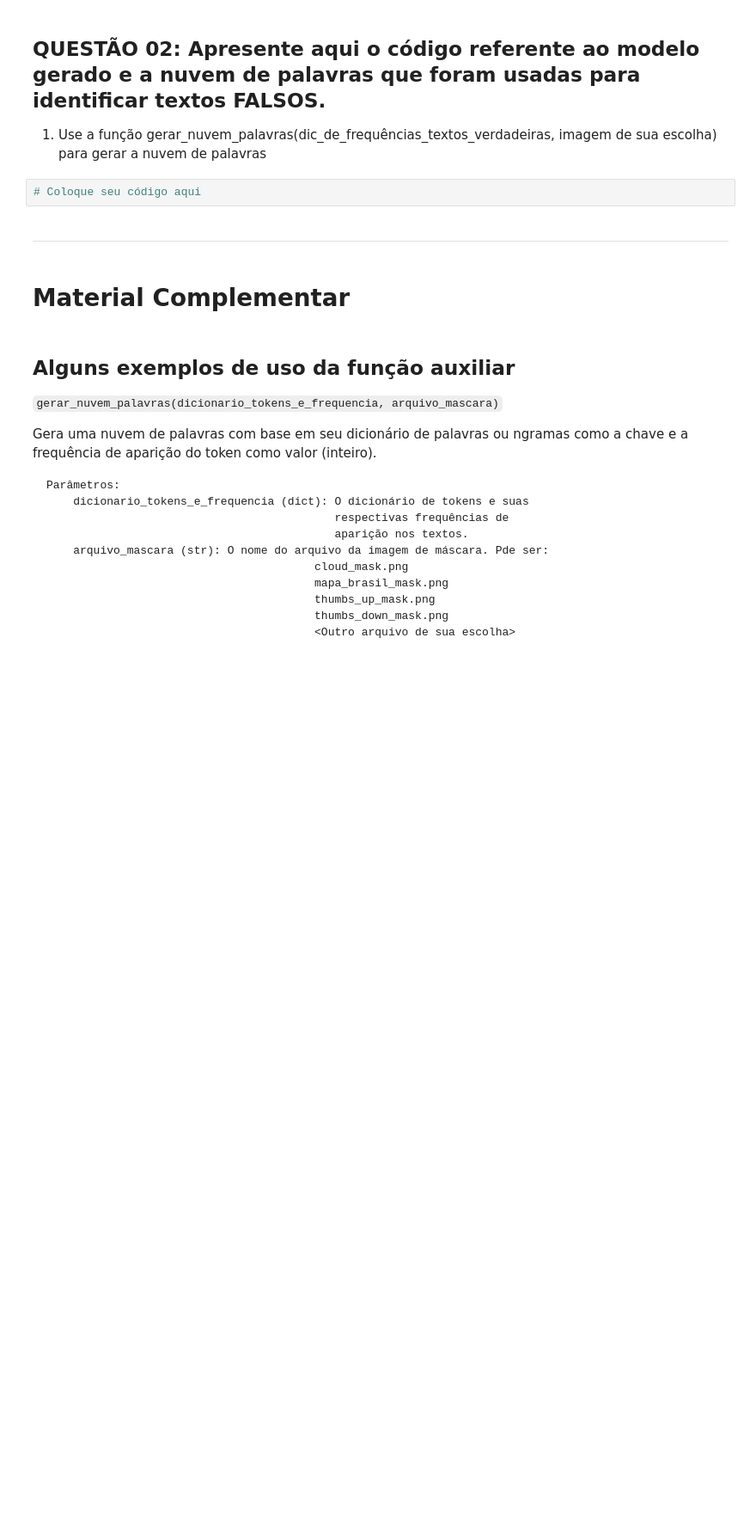
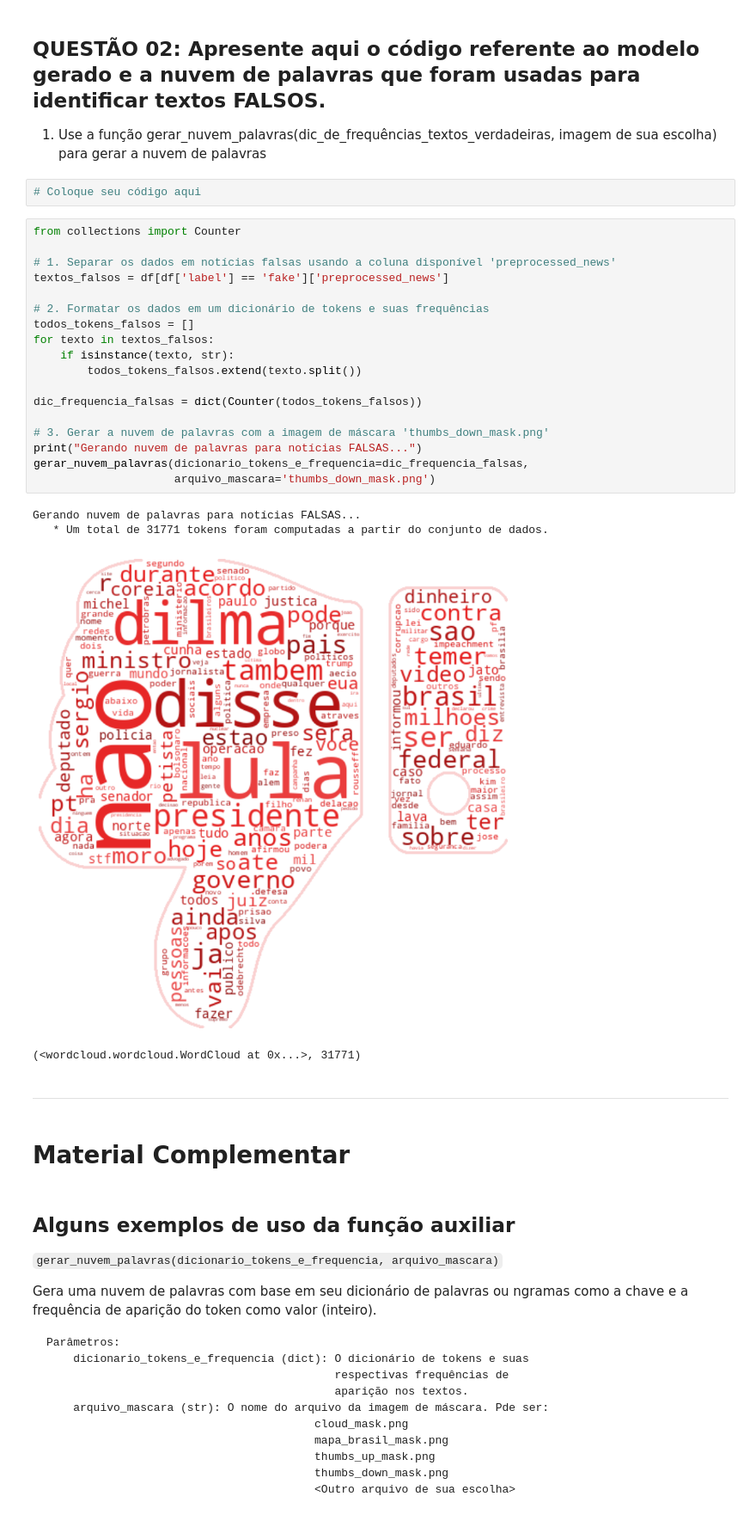
Before and after one commit to Desconhecido7/.github, a Jupyter notebook: trabalho_NLP.ipynb, the cells around one changed output. Shown at 86% size. Cells and saved outputs as stored; diff of their text form; blank space fills up the shorter version.

```diff
--- a/trabalho_NLP.ipynb
+++ b/trabalho_NLP.ipynb
@@ -113,6 +137,29 @@ df = pd.read_csv('pre-processed.csv')
 1. Use a função gerar_nuvem_palavras(dic_de_frequências_textos_verdadeiras, imagem de sua escolha) para gerar a nuvem de palavras
 # %%
 # Coloque seu código aqui
+# %%
+from collections import Counter
+
+# 1. Separar os dados em notícias falsas usando a coluna disponível 'preprocessed_news'
+textos_falsos = df[df['label'] == 'fake']['preprocessed_news']
+
+# 2. Formatar os dados em um dicionário de tokens e suas frequências
+todos_tokens_falsos = []
+for texto in textos_falsos:
+    if isinstance(texto, str):
+        todos_tokens_falsos.extend(texto.split())
+
+dic_frequencia_falsas = dict(Counter(todos_tokens_falsos))
+
+# 3. Gerar a nuvem de palavras com a imagem de máscara 'thumbs_down_mask.png'
+print("Gerando nuvem de palavras para notícias FALSAS...")
+gerar_nuvem_palavras(dicionario_tokens_e_frequencia=dic_frequencia_falsas,
+                     arquivo_mascara='thumbs_down_mask.png')
+# %% [output]
+Gerando nuvem de palavras para notícias FALSAS...
+   * Um total de 31771 tokens foram computadas a partir do conjunto de dados.
+[figure, added]
+(<wordcloud.wordcloud.WordCloud at 0x...>, 31771)
 # %% [markdown]
 ---
 # %% [markdown]
```
Also changed, not shown: parts of 6 cells of this notebook.
